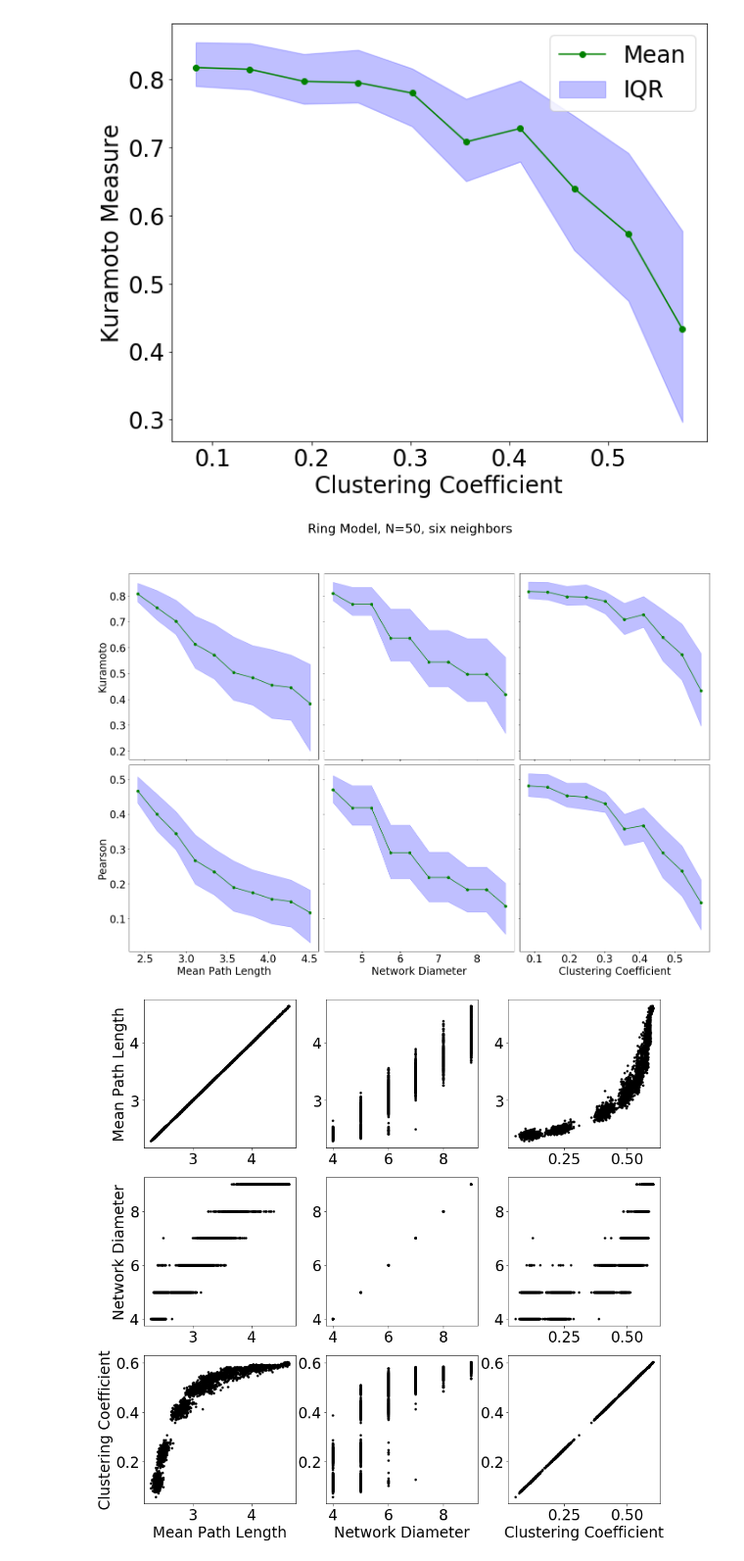
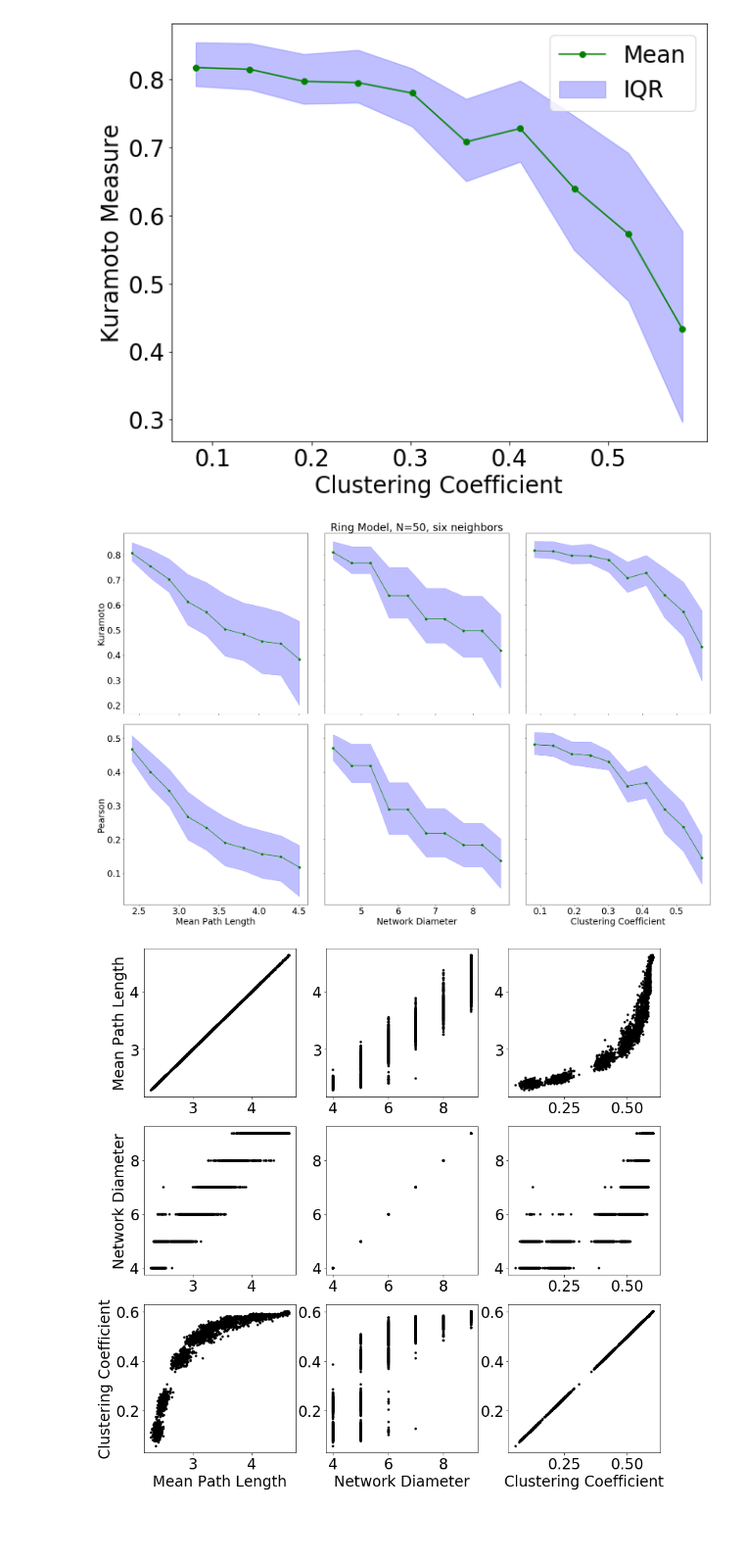
Before and after one commit to shawsa/CSCI_5352_Networks_Project, a Jupyter notebook: experiment02_ring_model.ipynb, the cells around one changed output. Shown at 98% size. Drawn from its saved outputs; the diff is of its cells as text; code cells hidden in the pictures; blank space fills up the shorter version.

```diff
--- a/experiment02_ring_model.ipynb
+++ b/experiment02_ring_model.ipynb
@@ -423,25 +458,27 @@ plt.show()
 # %%
 fig, axes = plt.subplots(2, 3, figsize=(24, 16), sharey='row', sharex='col')
 plt.subplots_adjust(hspace=0.03, wspace=0.03)
 for row, y_var in enumerate([kuramoto_list, pearson_list]):
     for col, x_var in enumerate([mean_path_list, diameter_list, clustering_coefficient_list]):
         bin_centers, means, Q1s, Q3s = bins_and_averages(x_var, y_var, n=10)
         axes[row][col].plot(bin_centers, means, 'go-', label='Mean')
         axes[row][col].fill_between(bin_centers, Q1s, Q3s, alpha=.25, label='IQR', color='b')
 
 for col, label in enumerate(['Mean Path Length', 'Network Diameter', 'Clustering Coefficient']):
     axes[-1][col].set_xlabel(label)
 
 for row, label in enumerate(['Kuramoto', 'Pearson']):
     axes[row][0].set_ylabel(label)
 
-plt.suptitle('Ring Model, N=50, six neighbors')
+axes[0][1].set_title('Ring Model, N=50, six neighbors')
 
-# plt.tight_layout()
+plt.tight_layout()
+
+# plt.savefig('images/summary_stats_ring.png')
 
 plt.show()
 # %% [output]
-[figure, old version]
+[figure, new version]
 # %%
 data_and_labels = [
     (mean_path_list, 'Mean Path Length'),
```
Also changed, not shown: parts of 5 cells of this notebook, 16 other files.
